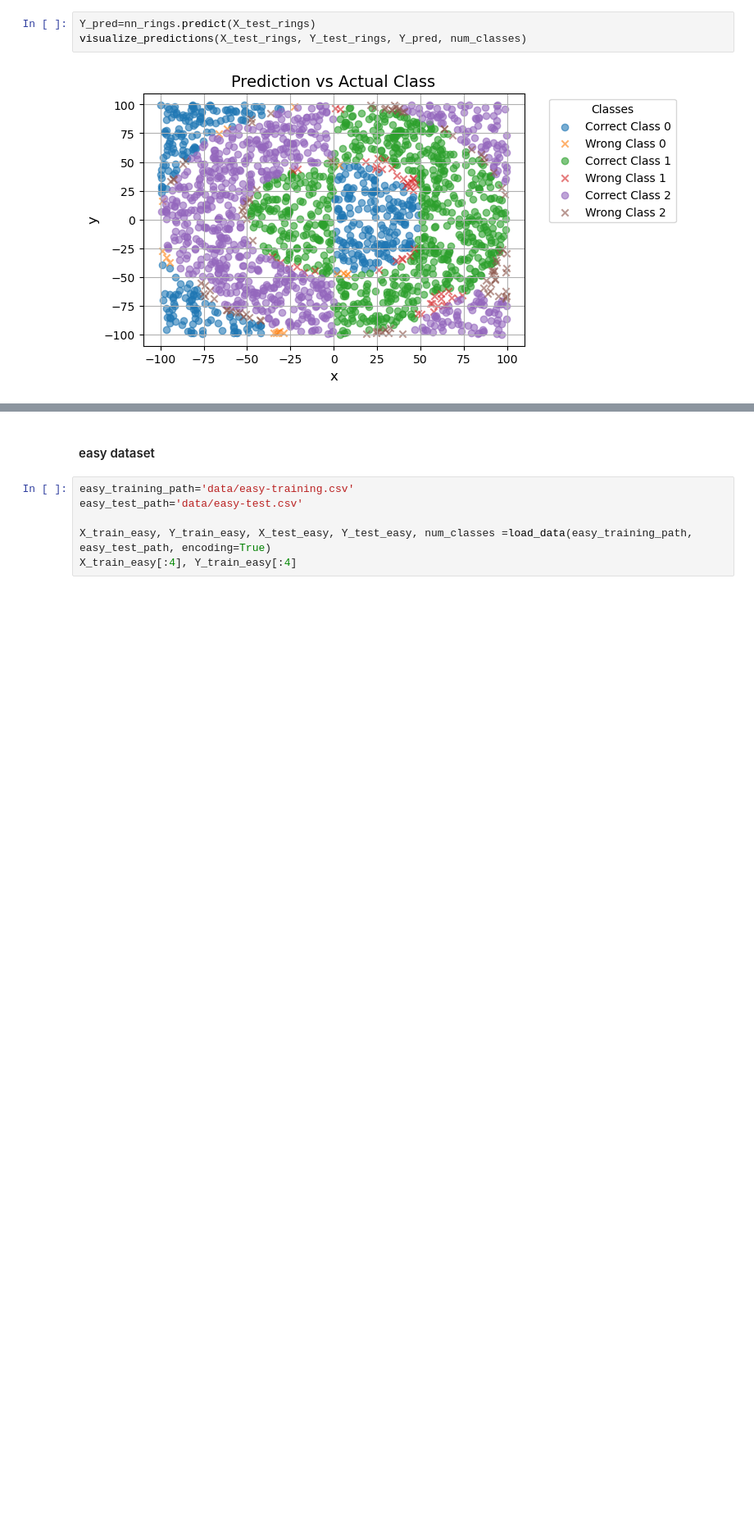
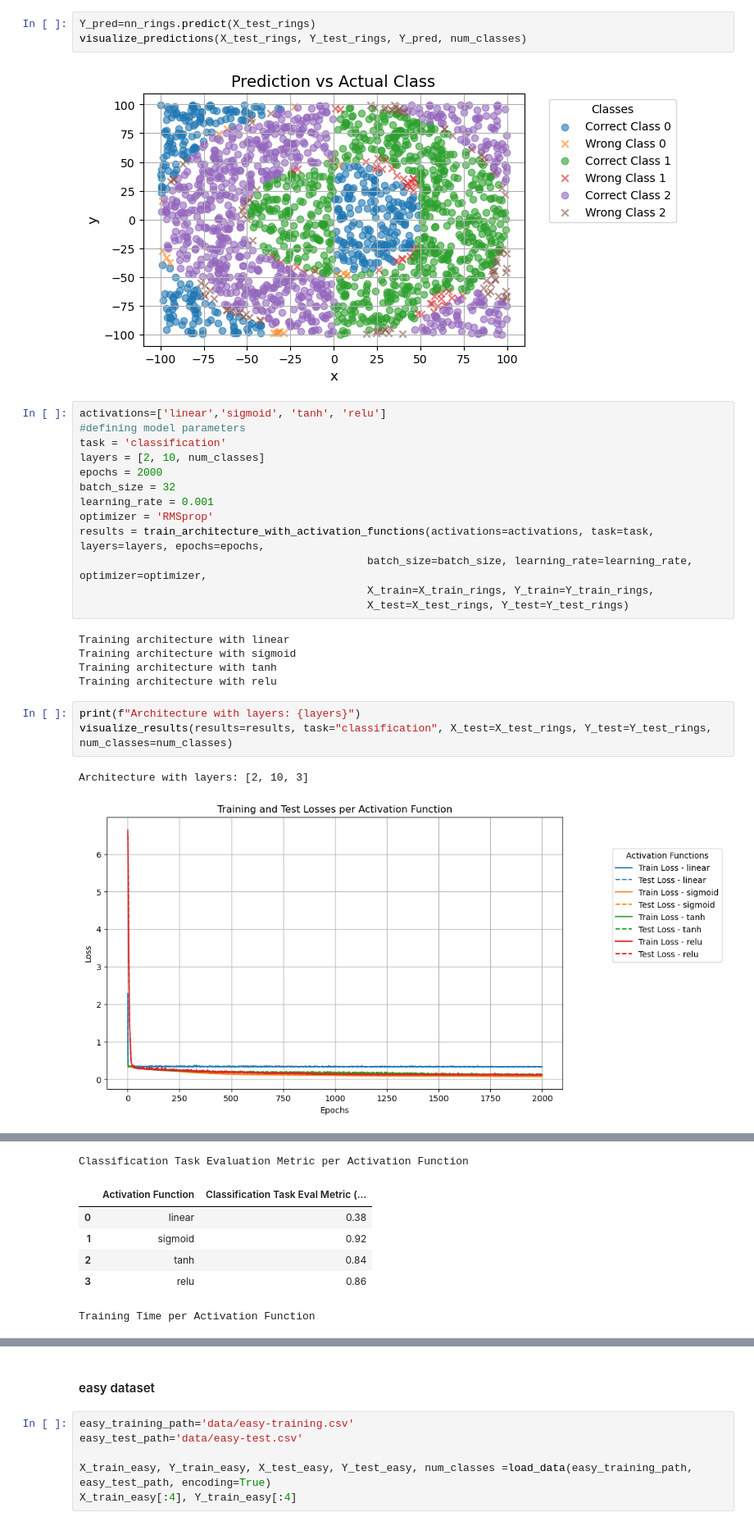
Before and after one commit to sienkozuzanna/miowad, a Jupyter notebook: NeuralNetworks/nn4.ipynb, the cells around one changed output, grey strips where cells are left out. Shown at 82% size. Saved outputs shown, nothing was run; the diff lists cells and outputs as text; blank space fills up the shorter version.

```diff
--- a/NeuralNetworks/nn4.ipynb
+++ b/NeuralNetworks/nn4.ipynb
@@ -123,3 +128,27 @@ Y_pred=nn_rings.predict(X_test_rings)
 visualize_predictions(X_test_rings, Y_test_rings, Y_pred, num_classes)
 # %% [output]
 [figure]
+# %%
+activations=['linear','sigmoid', 'tanh', 'relu']
+#defining model parameters
+task = 'classification'
+layers = [2, 10, num_classes]
+epochs = 2000
+batch_size = 32
+learning_rate = 0.001
+optimizer = 'RMSprop'
+results = train_architecture_with_activation_functions(activations=activations, task=task, layers=layers, epochs=epochs,
+                                             batch_size=batch_size, learning_rate=learning_rate, optimizer=optimizer,
+                                             X_train=X_train_rings, Y_train=Y_train_rings,
+                                             X_test=X_test_rings, Y_test=Y_test_rings)
+# %% [output]
+Training architecture with linear
+Training architecture with sigmoid
+Training architecture with tanh
+Training architecture with relu
+# %%
+print(f"Architecture with layers: {layers}")
+visualize_results(results=results, task="classification", X_test=X_test_rings, Y_test=Y_test_rings, num_classes=num_classes)
+# %% [output]
+Architecture with layers: [2, 10, 3]
+[figure, added]
@@ -125,0 +156,7 @@ visualize_predictions(X_test_rings, Y_test_rings, Y_pred, num_classes)
+Classification Task Evaluation Metric per Activation Function
+|  | Activation Function | Classification Task Eval Metric (... |
+| 0 | linear | 0.38 |
+| 1 | sigmoid | 0.92 |
+| 2 | tanh | 0.84 |
+| 3 | relu | 0.86 |
+Training Time per Activation Function
```
Also changed, not shown: parts of 8 cells of this notebook, 2 other files.
